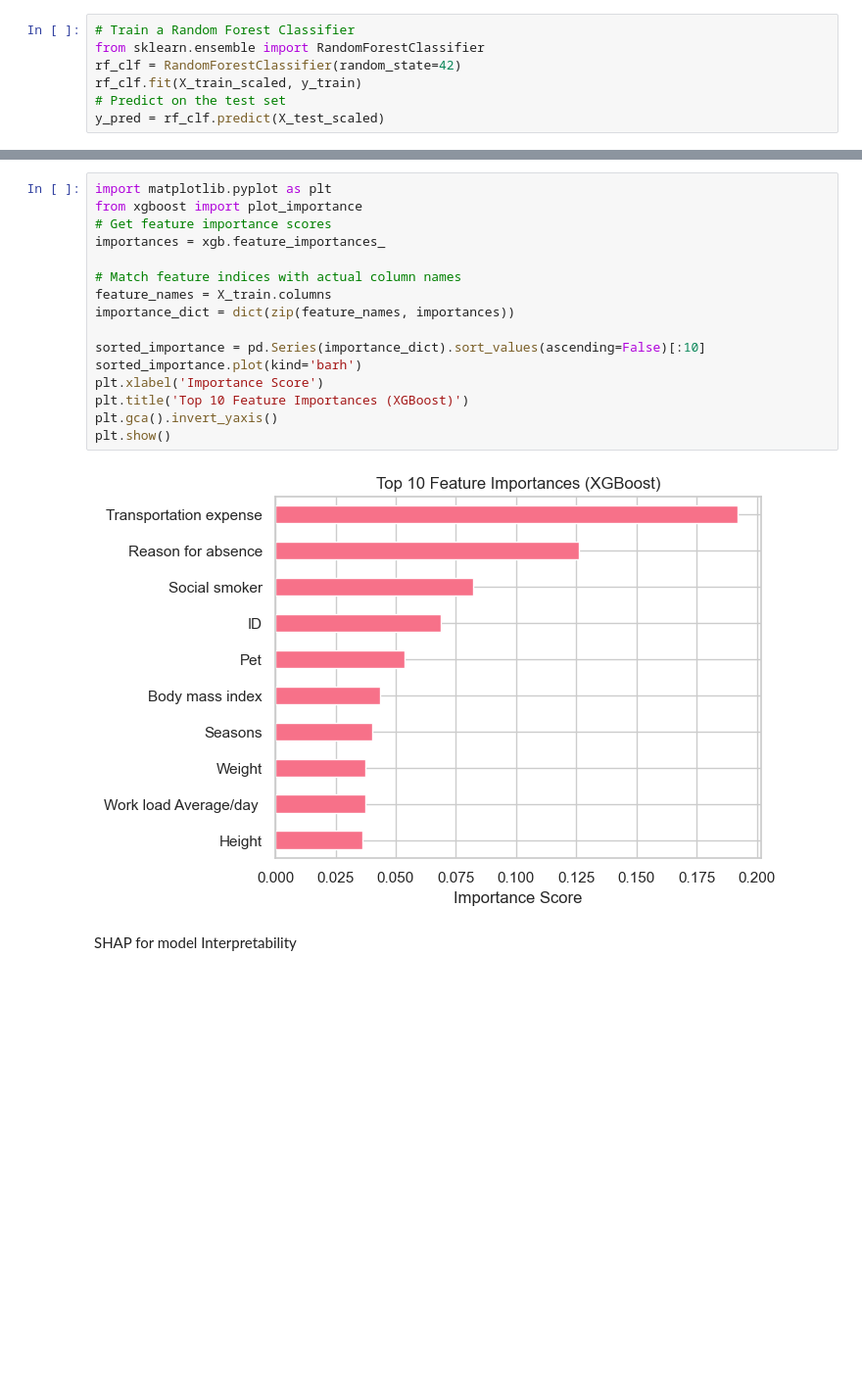
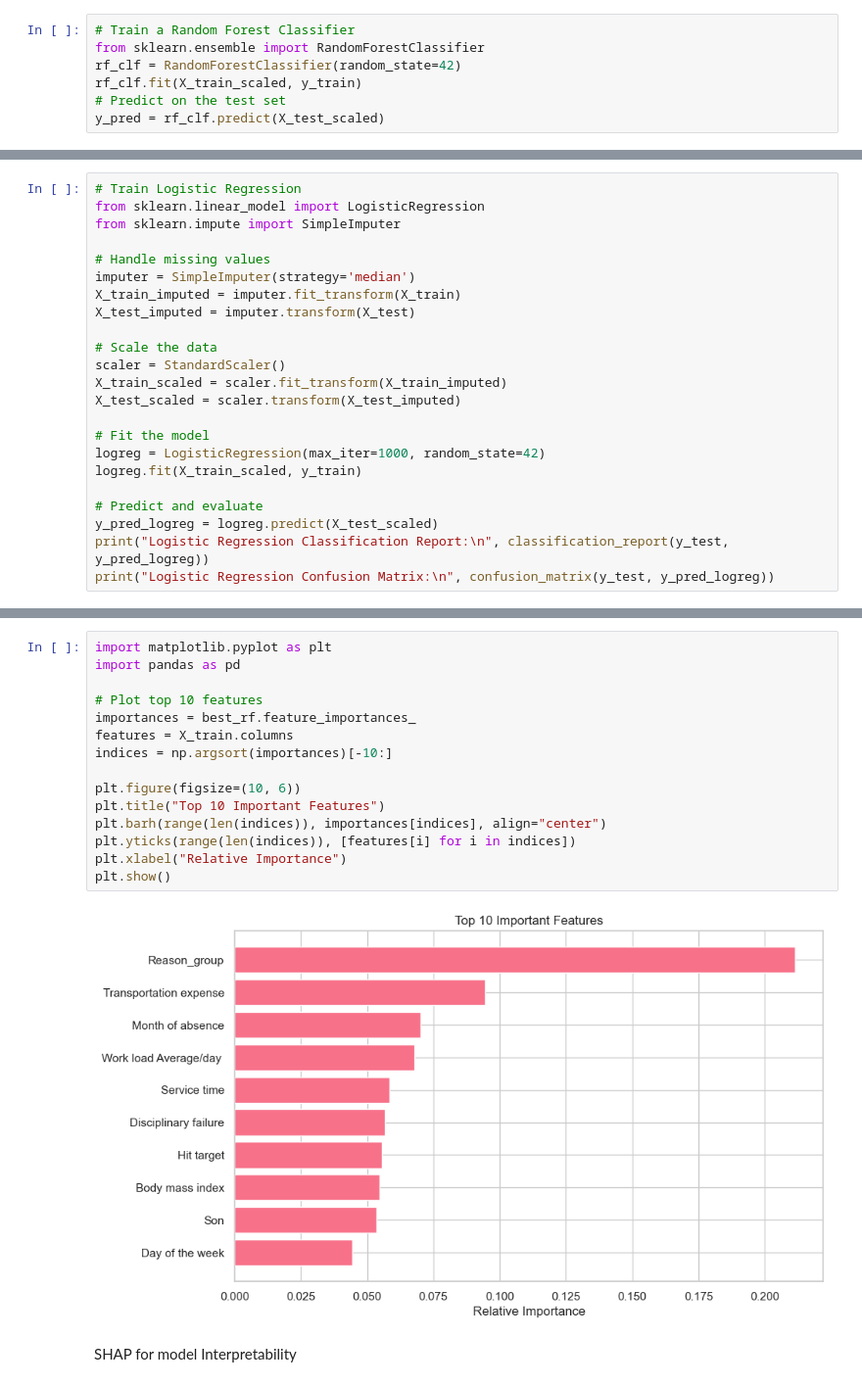
Before and after one commit to Simbs-art/Final_Project, a Jupyter notebook: Analysis.ipynb, the cells around one changed output, grey strips where cells are left out. Shown: that part at 98% size. Drawn from its saved outputs; the diff is of its cells as text; blank space fills up the shorter version.

```diff
--- a/Analysis.ipynb
+++ b/Analysis.ipynb
@@ -826,0 +828,23 @@ Confusion Matrix:
+# %%
+# Train Logistic Regression
+from sklearn.linear_model import LogisticRegression
+from sklearn.impute import SimpleImputer
+
+# Handle missing values
+imputer = SimpleImputer(strategy='median')
+X_train_imputed = imputer.fit_transform(X_train)
+X_test_imputed = imputer.transform(X_test)
+
+# Scale the data
+scaler = StandardScaler()
+X_train_scaled = scaler.fit_transform(X_train_imputed)
+X_test_scaled = scaler.transform(X_test_imputed)
+
+# Fit the model
+logreg = LogisticRegression(max_iter=1000, random_state=42)
+logreg.fit(X_train_scaled, y_train)
+
+# Predict and evaluate
+y_pred_logreg = logreg.predict(X_test_scaled)
+print("Logistic Regression Classification Report:\n", classification_report(y_test, y_pred_logreg))
+print("Logistic Regression Confusion Matrix:\n", confusion_matrix(y_test, y_pred_logreg))
@@ -876,21 +994,20 @@ Parameters: { "use_label_encoder" } are not used.
 # %%
 import matplotlib.pyplot as plt
-from xgboost import plot_importance
-# Get feature importance scores
-importances = xgb.feature_importances_
+import pandas as pd
 
-# Match feature indices with actual column names
-feature_names = X_train.columns
-importance_dict = dict(zip(feature_names, importances))
+# Plot top 10 features
+importances = best_rf.feature_importances_
+features = X_train.columns
+indices = np.argsort(importances)[-10:]
 
-sorted_importance = pd.Series(importance_dict).sort_values(ascending=False)[:10]
-sorted_importance.plot(kind='barh')
-plt.xlabel('Importance Score')
-plt.title('Top 10 Feature Importances (XGBoost)')
-plt.gca().invert_yaxis()
+plt.figure(figsize=(10, 6))
+plt.title("Top 10 Important Features")
+plt.barh(range(len(indices)), importances[indices], align="center")
+plt.yticks(range(len(indices)), [features[i] for i in indices])
+plt.xlabel("Relative Importance")
 plt.show()
 # %% [output]
-[figure, old version]
+[figure, new version]
 # %% [markdown]
 SHAP for model Interpretability
 # %%
```
Also changed, not shown: parts of 25 cells of this notebook, 9 other files.
